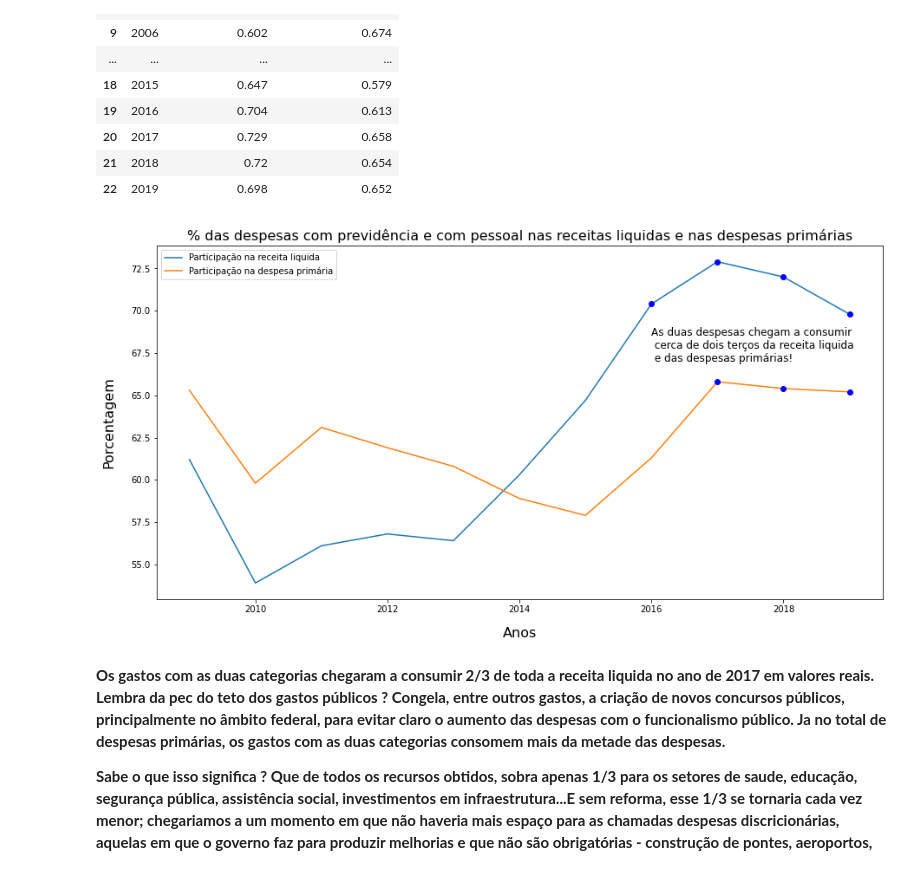
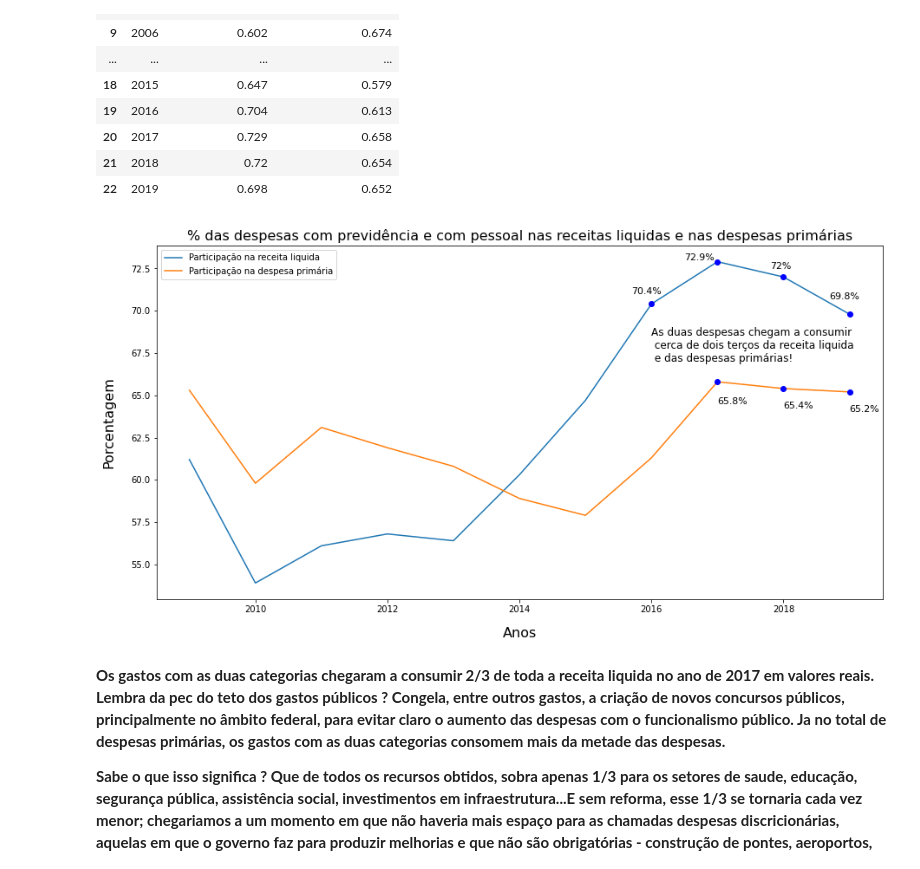
Before and after one commit to jp-data/breves-analises, a Jupyter notebook: Previdência_social_brasileira.ipynb, the cells around one changed output. Saved outputs shown, nothing was run; the diff lists cells and outputs as text; code cells hidden in the pictures.

```diff
--- a/Previdência_social_brasileira.ipynb
+++ b/Previdência_social_brasileira.ipynb
@@ -575,36 +555,51 @@ gastos_c_previdencia_pessoal_porcentagem.head(25)
 | 22 | 2019 | 0.698 | 0.652 |
 # %%
 
-gastos_c_previdencia_pessoal_porcentagem.receita_liquida= gastos_c_previdencia_pessoal_porcentagem.na_receita_liquida.astype(float)
-gastos_c_previdencia_pessoal_porcentagem.despesa_primaria= gastos_c_previdencia_pessoal_porcentagem.na_despesa_primaria.astype(float)
+gastos_c_previdencia_pessoal_porcentagem.na_receita_liquida= gastos_c_previdencia_pessoal_porcentagem.na_receita_liquida.astype(float)
+gastos_c_previdencia_pessoal_porcentagem.na_despesa_primaria= gastos_c_previdencia_pessoal_porcentagem.na_despesa_primaria.astype(float)
 # %%
 x= gastos_c_previdencia_pessoal_porcentagem.ano[12:23]
-y1= (gastos_c_previdencia_pessoal_porcentagem.receita_liquida[12:23])*100
-y2= (gastos_c_previdencia_pessoal_porcentagem.despesa_primaria[12:23])*100
+y1= (gastos_c_previdencia_pessoal_porcentagem.na_receita_liquida[12:23])*100
+y2= (gastos_c_previdencia_pessoal_porcentagem.na_despesa_primaria[12:23])*100
 
 figura= plt.figure(figsize=(15,7.5))
 figura= plt.plot(x, y1, label= 'Participação na receita liquida')
 figura= plt.plot(x, y2, label= 'Participação na despesa primária')
 
 #plt.annotate("Um possível efeito da pec do teto de gastos\naprovada em x", (2019,698), xytext=(2017, 70))
 plt.text(2016, 67,
          "As duas despesas chegam a consumir\n cerca de dois terços da receita liquida\n e das despesas primárias!",
          fontsize= 12)
+
+texto=(gastos_c_previdencia_pessoal_porcentagem.na_receita_liquida*100).apply(format_number)
+texto= texto.apply(str)
+texto2=(gastos_c_previdencia_pessoal_porcentagem.na_despesa_primaria*100).apply(format_number)
+texto2 = texto2.apply(str)
+
+plt.text(2015.7,71, texto[19]+"%",fontsize=11)
+plt.text(2016.5,73, texto[20]+"%",fontsize=11)
+plt.text(2017.8,72.5, texto[21]+"%",fontsize=11)
+plt.text(2018.7, 70.7, texto[22]+"%", fontsize=11)
+
+plt.text(2017,64.5, texto2[20]+"%",fontsize=11)
+plt.text(2018,64.2, texto2[21]+"%",fontsize=11)
+plt.text(2019, 64, texto2[22]+"%", fontsize=11)
+
 plt.plot(2016,70.4,'bo')
 plt.plot(2017,72.9,'bo')
 plt.plot(2018,72, 'bo' )
 plt.plot(2019, 69.8, 'bo')
 plt.plot(2017,65.8,'bo')
 plt.plot(2018,65.4, 'bo')
 plt.plot(2019, 65.2,'bo')
 
 plt.title('% das despesas com previdência e com pessoal nas receitas liquidas e nas despesas primárias', fontsize= 16)
 plt.xlabel('Anos', fontsize= 16, labelpad= 15)
 plt.ylabel('Porcentagem', fontsize= 16, labelpad= 18)
 plt.legend()
 plt.show()
 # %% [output]
-[figure, old version]
+[figure, new version]
 # %% [markdown]
 **Os gastos com as duas categorias chegaram a consumir 2/3 de toda a receita liquida no ano de 2017 em valores reais. Lembra da pec do teto dos gastos públicos ? Congela, entre outros gastos, a criação de novos concursos públicos, principalmente no âmbito federal, para evitar claro o aumento das despesas com o funcionalismo público. Ja no total de despesas primárias, os gastos com as duas categorias consomem mais da metade das despesas.**
 
```
Also changed, not shown: parts of 5 cells of this notebook.
